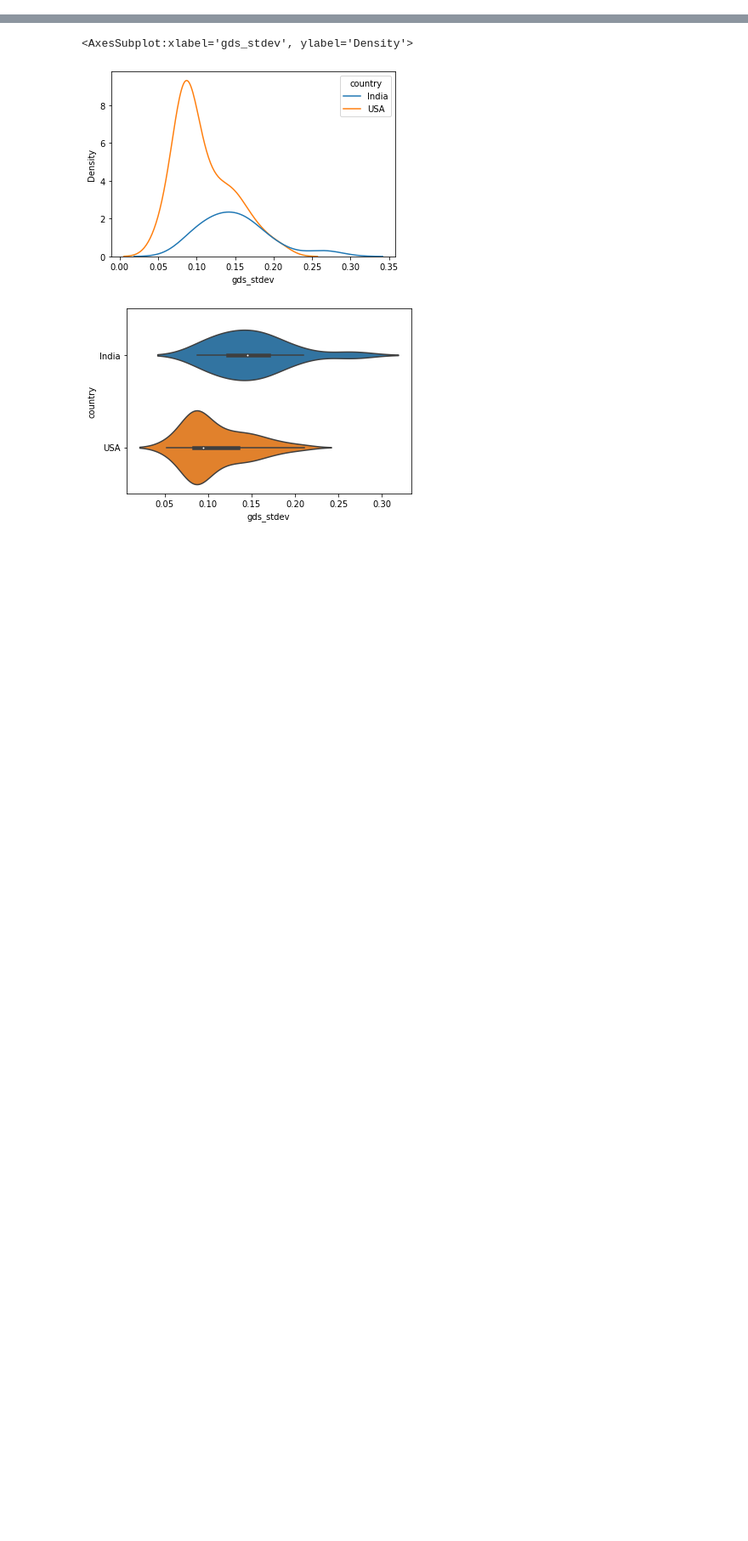
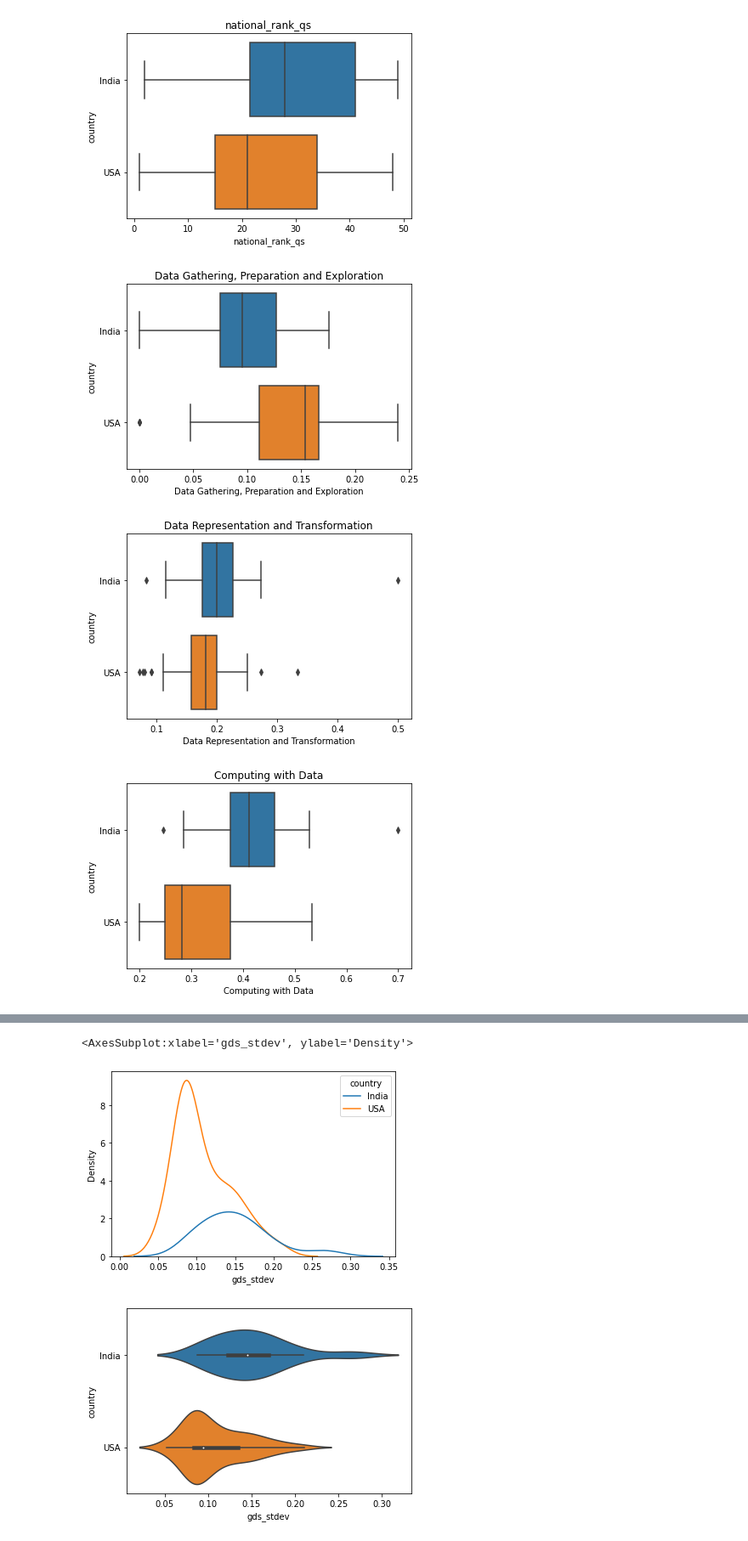
Before and after one commit to ry05/data-science-education-research, a Jupyter notebook: data_analysis/notebooks/03_gds_analysis.ipynb, the cells around one changed output, grey strips where cells are left out. Shown at 85% size. Drawn from its saved outputs; the diff is of its cells as text; code cells hidden in the pictures; blank space fills up the shorter version.

```diff
--- a/data_analysis/notebooks/03_gds_analysis.ipynb
+++ b/data_analysis/notebooks/03_gds_analysis.ipynb
@@ -37,0 +100,13 @@ df[df.country=="India"].describe()
+# %%
+def boxplot(group):
+    for feat in quant_features:
+        sns.boxplot(data = df, x = feat, y = group)
+        plt.title(feat)
+        plt.show()
+# %%
+boxplot("country")
+# %% [output]
+[figure, added]
+[figure, added]
+[figure, added]
+[figure, added]
```
Also changed, not shown: parts of 13 cells of this notebook, 7 other files.
